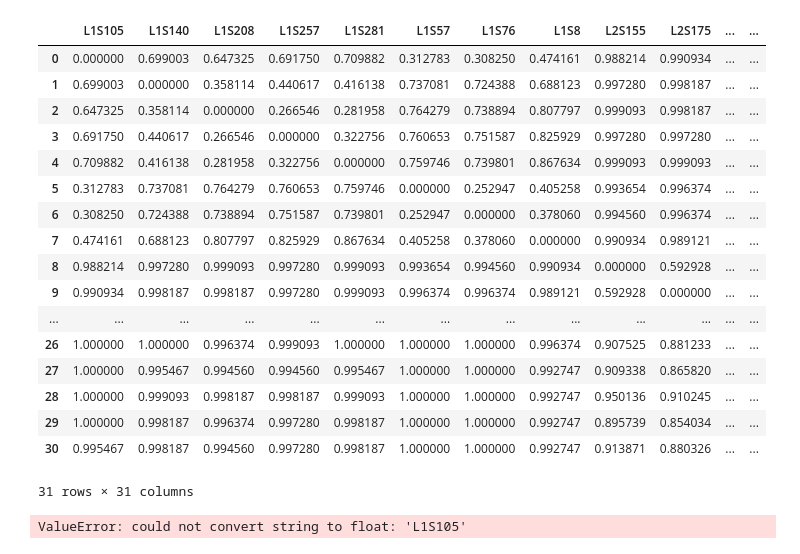
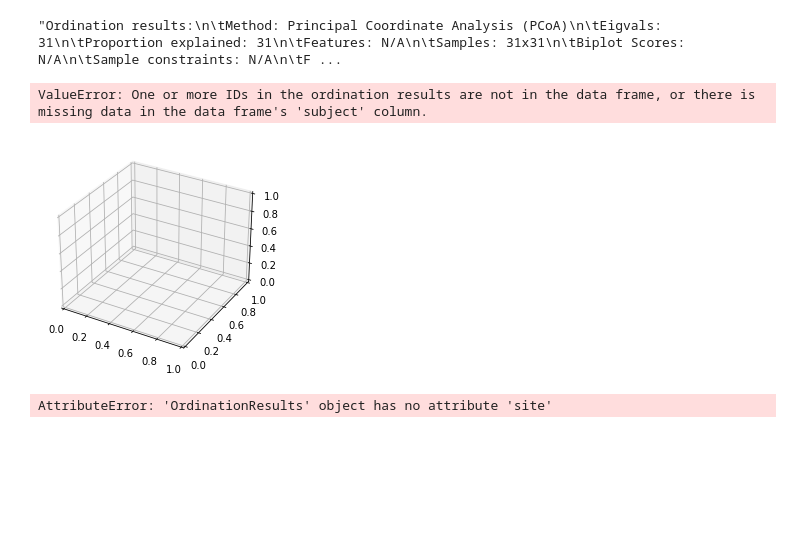
Before and after one commit to FastQCS3-direct/fastqcs3, a Jupyter notebook: beta_diversity_plots.ipynb, the cells around one changed output. Cells and saved outputs as stored; diff of their text form; code cells hidden in the pictures; blank space fills up the shorter version.

```diff
--- a/beta_diversity_plots.ipynb
+++ b/beta_diversity_plots.ipynb
@@ -9,8 +11,8 @@ metadata = metadata.drop(metadata.index[0])
 metadata = metadata.reset_index(drop=True)
 
 # organize by sample-id similar to distance matrix?
-from natsort import index_natsorted, order_by_index
-metadata = metadata.reindex(index=order_by_index(metadata.index, index_natsorted(metadata['sample-id'], reverse=False)))
+#from natsort import index_natsorted, order_by_index
+#metadata = metadata.reindex(index=order_by_index(metadata.index, index_natsorted(metadata['sample-id'], reverse=False)))
 
 # Load distance matrices
 
@@ -19,32 +41,19 @@ unifrac = pd.read_csv('unifrac-distance-matrix.tsv', sep='\t')
 # %%
-bray.drop(columns='Unnamed: 0')
+bray = bray.drop(columns='Unnamed: 0')
 #has trouble reading strings?
 #bray.drop()
 #bray.to_numpy()
-# %% [output]
-|  | L1S105 | L1S140 | L1S208 | L1S257 | L1S281 | L1S57 | L1S76 | L1S8 | L2S155 | L2S175 | ... | ... |
-| 0 | 0.000000 | 0.699003 | 0.647325 | 0.691750 | 0.709882 | 0.312783 | 0.308250 | 0.474161 | 0.988214 | 0.990934 | ... | ... |
-| 1 | 0.699003 | 0.000000 | 0.358114 | 0.440617 | 0.416138 | 0.737081 | 0.724388 | 0.688123 | 0.997280 | 0.998187 | ... | ... |
-| 2 | 0.647325 | 0.358114 | 0.000000 | 0.266546 | 0.281958 | 0.764279 | 0.738894 | 0.807797 | 0.999093 | 0.998187 | ... | ... |
-| 3 | 0.691750 | 0.440617 | 0.266546 | 0.000000 | 0.322756 | 0.760653 | 0.751587 | 0.825929 | 0.997280 | 0.997280 | ... | ... |
-| 4 | 0.709882 | 0.416138 | 0.281958 | 0.322756 | 0.000000 | 0.759746 | 0.739801 | 0.867634 | 0.999093 | 0.999093 | ... | ... |
-| 5 | 0.312783 | 0.737081 | 0.764279 | 0.760653 | 0.759746 | 0.000000 | 0.252947 | 0.405258 | 0.993654 | 0.996374 | ... | ... |
-| 6 | 0.308250 | 0.724388 | 0.738894 | 0.751587 | 0.739801 | 0.252947 | 0.000000 | 0.378060 | 0.994560 | 0.996374 | ... | ... |
-| 7 | 0.474161 | 0.688123 | 0.807797 | 0.825929 | 0.867634 | 0.405258 | 0.378060 | 0.000000 | 0.990934 | 0.989121 | ... | ... |
-| 8 | 0.988214 | 0.997280 | 0.999093 | 0.997280 | 0.999093 | 0.993654 | 0.994560 | 0.990934 | 0.000000 | 0.592928 | ... | ... |
-| 9 | 0.990934 | 0.998187 | 0.998187 | 0.997280 | 0.999093 | 0.996374 | 0.996374 | 0.989121 | 0.592928 | 0.000000 | ... | ... |
-| ... | ... | ... | ... | ... | ... | ... | ... | ... | ... | ... | ... | ... |
-| 26 | 1.000000 | 1.000000 | 0.996374 | 0.999093 | 1.000000 | 1.000000 | 1.000000 | 0.996374 | 0.907525 | 0.881233 | ... | ... |
-| 27 | 1.000000 | 0.995467 | 0.994560 | 0.994560 | 0.995467 | 1.000000 | 1.000000 | 0.992747 | 0.909338 | 0.865820 | ... | ... |
-| 28 | 1.000000 | 0.999093 | 0.998187 | 0.998187 | 0.999093 | 1.000000 | 1.000000 | 0.992747 | 0.950136 | 0.910245 | ... | ... |
-| 29 | 1.000000 | 0.998187 | 0.996374 | 0.997280 | 0.998187 | 1.000000 | 1.000000 | 0.992747 | 0.895739 | 0.854034 | ... | ... |
-| 30 | 0.995467 | 0.998187 | 0.994560 | 0.997280 | 0.998187 | 1.000000 | 1.000000 | 0.992747 | 0.913871 | 0.880326 | ... | ... |
-31 rows × 31 columns
 # %%
 # PCoA on distance matrices
 from skbio.stats.ordination import pcoa
 bray_pcoa = pcoa(bray)
-# %% [output]
-ValueError: could not convert string to float: 'L1S105'
+# %%
+str(bray_pcoa)
+# %% [output]
+"Ordination results:\n\tMethod: Principal Coordinate Analysis (PCoA)\n\tEigvals: 31\n\tProportion explained: 31\n\tFeatures: N/A\n\tSamples: 31x31\n\tBiplot Scores: N/A\n\tSample constraints: N/A\n\tF ...
 # %%
 # Plot PCOA
+bray_pcoa.plot(metadata, 'subject', cmap='Greens')
+# %% [output]
+ValueError: One or more IDs in the ordination results are not in the data frame, or there is missing data in the data frame's 'subject' column.
+[figure, added]
@@ -50,0 +83,5 @@ ValueError: could not convert string to float: 'L1S105'
+# %%
+fig = scatter_3d(bray_pcoa, metadata, 'subject', {'1': 'b', '2': 'r'},
+...                  'Samples colored by subject')
+# %% [output]
+AttributeError: 'OrdinationResults' object has no attribute 'site'
```
Also changed, not shown: parts of 3 cells of this notebook.
